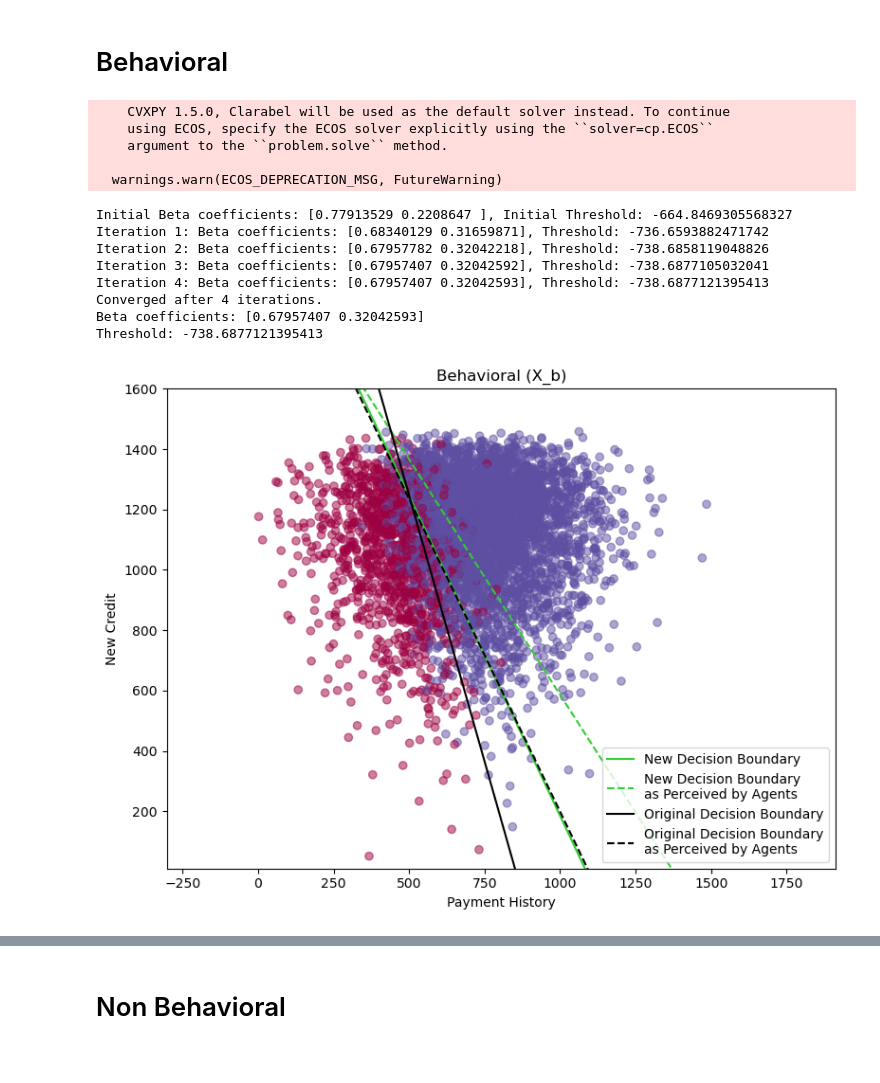
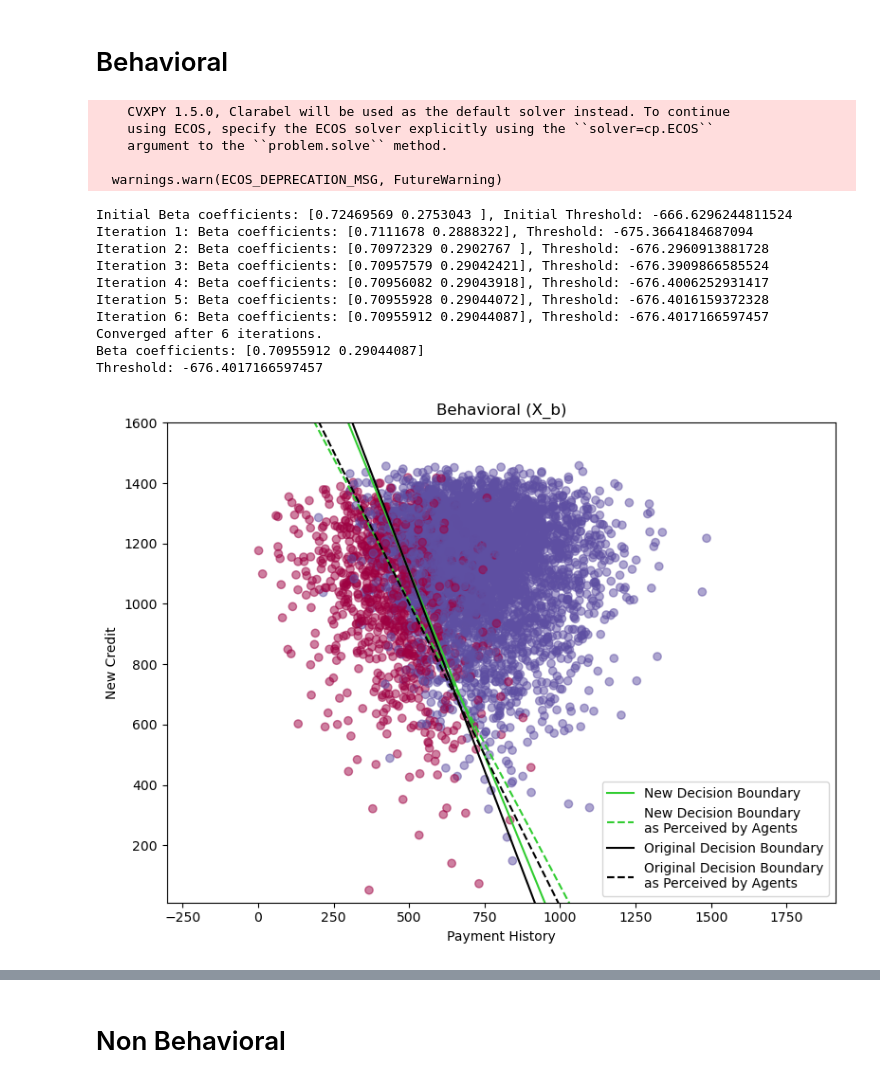
Before and after one commit to RamanEbrahimi/Research, a Jupyter notebook: Explainable AI/simulation_V2.ipynb, the cells around one changed output, grey strips where cells are left out. Cells and saved outputs as stored; diff of their text form; code cells hidden in the pictures.

```diff
--- a/Explainable AI/simulation_V2.ipynb
+++ b/Explainable AI/simulation_V2.ipynb
@@ -562,35 +462,35 @@ def update_dataset(X, beta, threshold, B, gamma, mode='actual'):
 
 iterations = 100
 B = 100
-gamma = 0.5
+gamma = 0.8
 
 X_0 = fico_df[['Payment History', 'New Credit']]
 y_0 = fico_df['True Label']
-beta_vis_0, threshold_vis_0 = logistic_regression_with_sum_constraint(X_0, y_0)
-print(f"Initial Beta coefficients: {beta_vis_0}, Initial Threshold: {threshold_vis_0}")
+beta_og_0, threshold_vis_0 = logistic_regression_with_sum_constraint(X_0, y_0)
+print(f"Initial Beta coefficients: {beta_og_0}, Initial Threshold: {threshold_vis_0}")
 
 X_b_updates = X_0.copy()
-beta_vis = beta_vis_0
+beta_og = beta_og_0
 threshold_vis = threshold_vis_0
 
 for i in range(iterations):
-    X_b_updates_new = update_dataset(X_b_updates, beta_vis, threshold_vis, B, gamma, mode='perceived')
+    X_b_updates_new = update_dataset(X_b_updates, beta_og, threshold_vis, B, gamma, mode='perceived')
     # calculate false positives and true positives for the updated dataset
     beta_new, threshold_new = logistic_regression_with_sum_constraint(X_b_updates_new, y_0)
     print(f"Iteration {i+1}: Beta coefficients: {beta_new}, Threshold: {threshold_new}")
 
     X_b_updates = X_b_updates_new
 
-    if np.linalg.norm(beta_new - beta_vis) < 1e-6:
-        beta_vis = beta_new
+    if np.linalg.norm(beta_new - beta_og) < 1e-6:
+        beta_og = beta_new
         break
 
-    beta_vis = beta_new
+    beta_og = beta_new
 
 threshold_vis = threshold_new
 
 print(f"Converged after {i+1} iterations.")
-print("Beta coefficients:", beta_vis)
+print("Beta coefficients:", beta_og)
 print("Threshold:", threshold_vis)
 # %% [output]
     CVXPY 1.5.0, Clarabel will be used as the default solver instead. To continue
@@ -598,49 +498,51 @@ print("Threshold:", threshold_vis)
     argument to the ``problem.solve`` method.
 
   warnings.warn(ECOS_DEPRECATION_MSG, FutureWarning)
-Initial Beta coefficients: [0.77913529 0.2208647 ], Initial Threshold: -664.8469305568327
-Iteration 1: Beta coefficients: [0.68340129 0.31659871], Threshold: -736.6593882471742
-Iteration 2: Beta coefficients: [0.67957782 0.32042218], Threshold: -738.6858119048826
-Iteration 3: Beta coefficients: [0.67957407 0.32042592], Threshold: -738.6877105032041
-Iteration 4: Beta coefficients: [0.67957407 0.32042593], Threshold: -738.6877121395413
-Converged after 4 iterations.
-Beta coefficients: [0.67957407 0.32042593]
-Threshold: -738.6877121395413
+Initial Beta coefficients: [0.72469569 0.2753043 ], Initial Threshold: -666.6296244811524
+Iteration 1: Beta coefficients: [0.7111678 0.2888322], Threshold: -675.3664184687094
+Iteration 2: Beta coefficients: [0.70972329 0.2902767 ], Threshold: -676.2960913881728
+Iteration 3: Beta coefficients: [0.70957579 0.29042421], Threshold: -676.3909866585524
+Iteration 4: Beta coefficients: [0.70956082 0.29043918], Threshold: -676.4006252931417
+Iteration 5: Beta coefficients: [0.70955928 0.29044072], Threshold: -676.4016159372328
+Iteration 6: Beta coefficients: [0.70955912 0.29044087], Threshold: -676.4017166597457
+Converged after 6 iterations.
+Beta coefficients: [0.70955912 0.29044087]
+Threshold: -676.4017166597457
 # %%
 # plot with create_side_by_side_plots_with_arrows(dataset1, dataset2, labels, title1, title2, feature1=feature1, feature2=feature2, mode='NB')
-# create_side_by_side_plots_with_arrows(X_0, X_b_updates_new, y_0, 'Original (X)', 'Behavioral (X_b)', beta_vis_0, threshold_vis_0, B, gamma, mode='B')
+# create_side_by_side_plots_with_arrows(X_0, X_b_updates_new, y_0, 'Original (X)', 'Behavioral (X_b)', beta_og_0, threshold_vis_0, B, gamma, mode='B')
 
-beta_vis_0, threshold_vis_0 = logistic_regression_with_sum_constraint(X_0, y_0)
-perceived_weights_vis_0 = behavioral(beta_vis_0, gamma=gamma)
-perceived_weights_vis_b = behavioral(beta_vis, gamma=gamma)
+beta_og_0, threshold_vis_0 = logistic_regression_with_sum_constraint(X_0, y_0)
+perceived_weights_vis_0 = behavioral(beta_og_0, gamma=gamma)
+perceived_weights_vis_b = behavioral(beta_og, gamma=gamma)
 
 # plot the line separating the new decision boundary on X_b_updates
 fig, ax = plt.subplots(figsize=(8, 6))
 ax.scatter(X_0[feature1], X_0[feature2], c=y_0, cmap='Spectral', alpha=0.5)
 ax.set_xlabel(feature1)
 ax.set_ylabel(feature2)
 ax.set_title('Behavioral (X_b)')
 
 # axis with same scale
 ax.axis('equal')
 
 ax.set_ylim(10, 1600)
 ax.set_xlim(10, 1600)
 
 x_vals = np.array(ax.get_xlim())
-y_vals_b = -(threshold_vis + beta_vis[0] * x_vals) / beta_vis[1]
-y_vals_og = -(threshold_vis_0 + beta_vis_0[0] * x_vals) / beta_vis_0[1]
+y_vals_b = -(threshold_vis + beta_og[0] * x_vals) / beta_og[1]
+y_vals_og = -(threshold_vis_0 + beta_og_0[0] * x_vals) / beta_og_0[1]
 y_vals_b_perc = -(threshold_vis + perceived_weights_vis_b[0] * x_vals) / perceived_weights_vis_b[1]
 y_vals_og_perc = -(threshold_vis_0 + perceived_weights_vis_0[0] * x_vals) / perceived_weights_vis_0[1]
 ax.plot(x_vals, y_vals_b, color='limegreen', label='New Decision Boundary')
 ax.plot(x_vals, y_vals_b_perc, '--', color='limegreen', label='New Decision Boundary\nas Perceived by Agents')
 ax.plot(x_vals, y_vals_og, color='k', label='Original Decision Boundary')
 ax.plot(x_vals, y_vals_og_perc, '--', color='k', label='Original Decision Boundary\nas Perceived by Agents')
 ax.legend()
 plt.tight_layout()
 plt.show()
 # %% [output]
-[figure, old version]
+[figure, new version]
 # %%
 # If the firm announced the original DB:
 X_scenario_1 = X_b_updates.copy()
```
Also changed, not shown: parts of 13 cells of this notebook, 2 other files.
